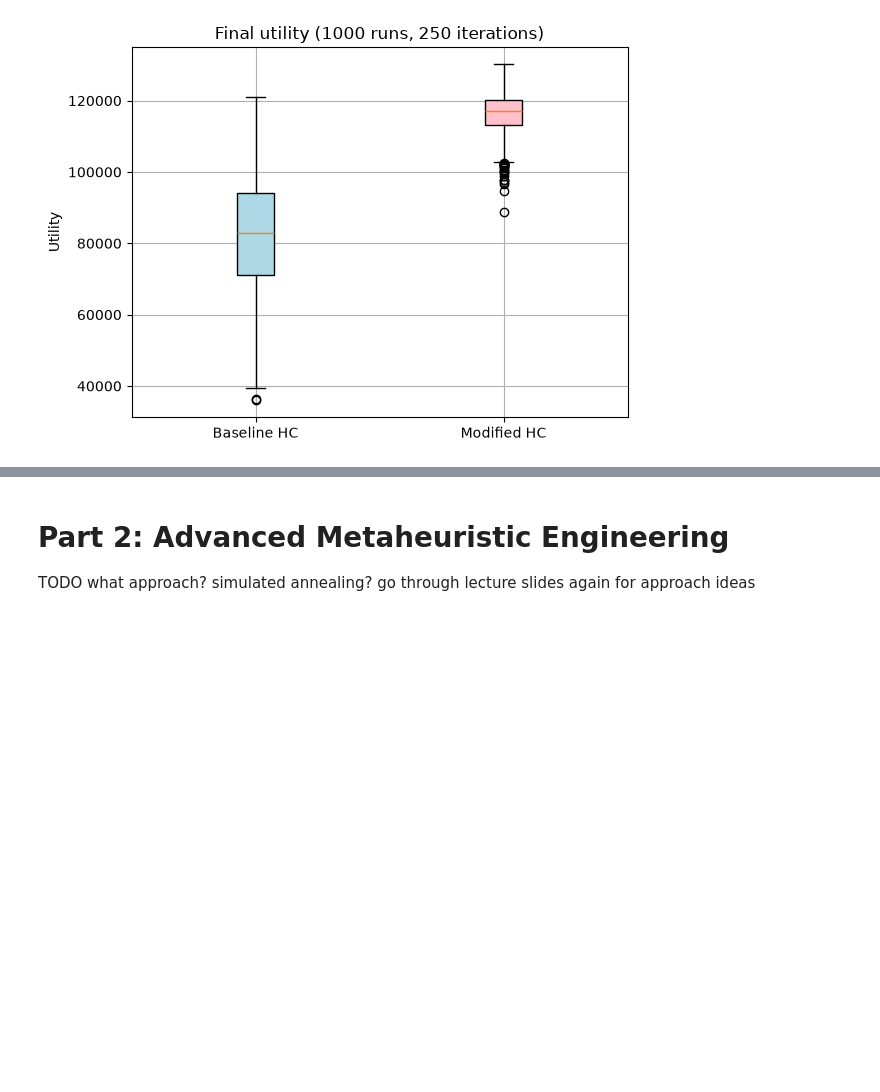
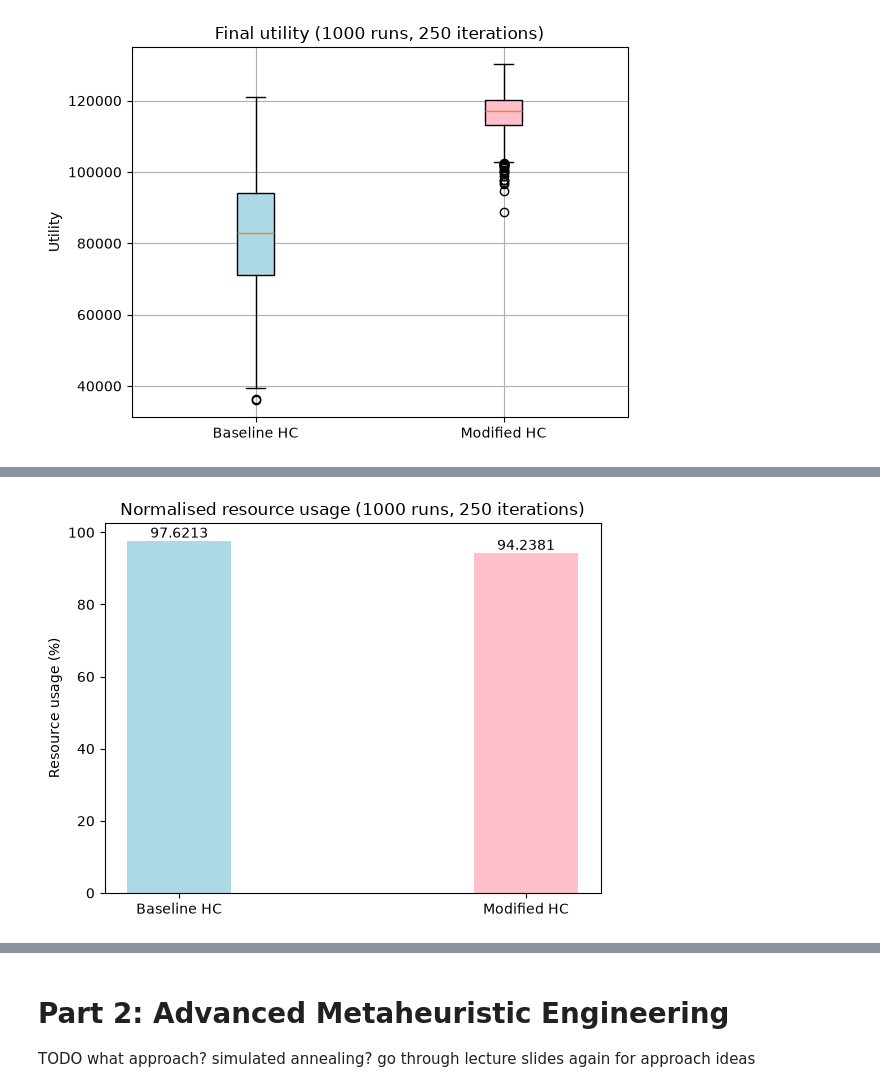
Before and after one commit to AyOhEe/CSCU9YE-Assignment, a Jupyter notebook: 3423815.ipynb, the cells around one changed output, grey strips where cells are left out. Cells and saved outputs as stored; diff of their text form; code cells hidden in the pictures; blank space fills up the shorter version.

```diff
--- a/3423815.ipynb
+++ b/3423815.ipynb
@@ -89,6 +87,11 @@ neighbour            : [1 0 0 0 1 1 1 1 1 1 1 0 0 1 0 1 1 1 0 1 0 1 0 0 1 1 1 0]
 
 absolute difference  : [0 0 0 0 0 0 0 0 0 0 0 0 0 0 1 0 0 0 0 0 0 0 0 0 0 0 0 0]
 # %%
+
+# Returns the overall resource usage percentage, weighting all resources equally.
+# Converts the usage vector to percentages, calculates the length of this vector, then normalises again
+def norm_usage(workload, usage):
+    return np.linalg.norm(usage / get_capacities(workload)) / np.linalg.norm(np.ones(len(usage)))
 
 # Very standard hill climber algorithm.
 def hill_climb_base(workload, n):
@@ -170,6 +173,9 @@ traces_modified = [run[2] for run in runs_modified]
 
 best_base = [run[1][1] for run in runs_base]
 best_modified = [run[1][1] for run in runs_modified]
+
+usage_base = [norm_usage(workload_28, run[1][3]) for run in runs_base]
+usage_modified = [norm_usage(workload_28, run[1][3]) for run in runs_modified]
 # %%
 import matplotlib
 import matplotlib.pyplot as plt
@@ -270,0 +267,14 @@ plt.show()
+# %%
+%matplotlib inline
+
+base_median_usage = np.median(usage_base) * 100
+modified_median_usage = np.median(usage_modified) * 100
+
+usage_bar = plt.bar(["Baseline HC", "Modified HC"], [base_median_usage, modified_median_usage], width=0.3, color=["lightblue", "pink"])
+plt.bar_label(usage_bar)
+
+plt.title(f"Normalised resource usage ({PART_1_RUNS} runs, {PART_1_ITERATIONS} iterations)")
+plt.ylabel("Resource usage (%)")
+plt.show()
+# %% [output]
+[figure, added]
```
Also changed, not shown: parts of 5 cells of this notebook.
